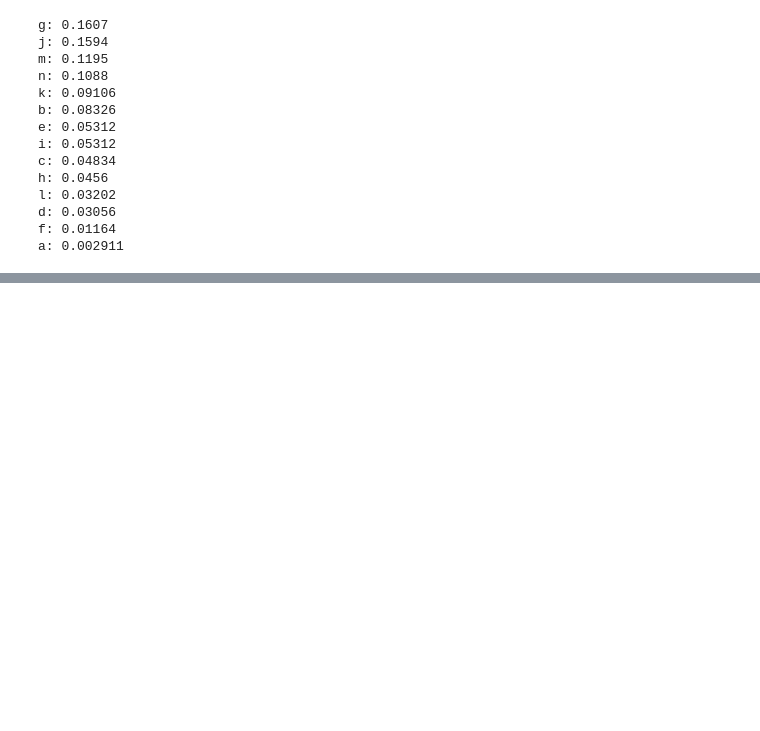
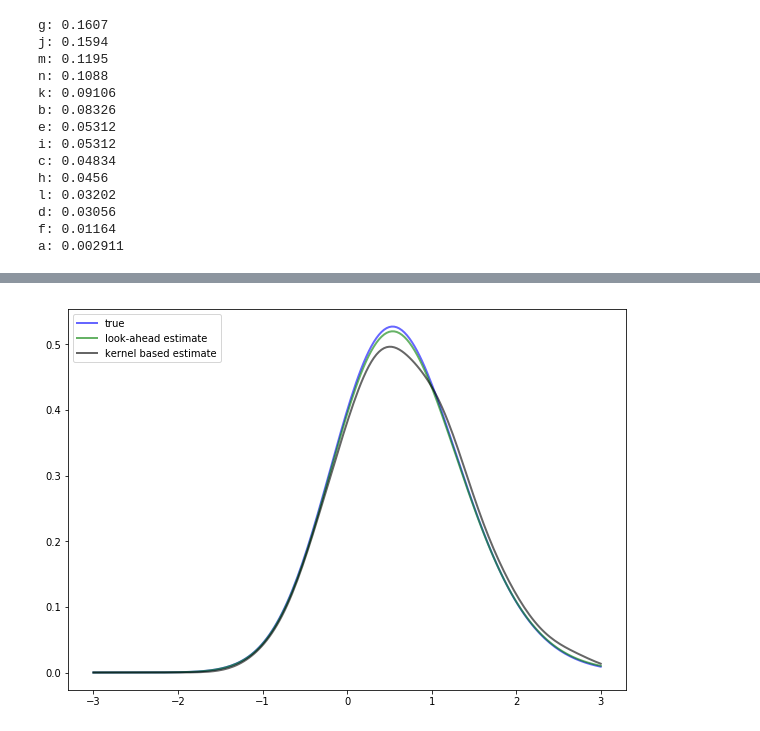
Before and after one commit to PanPip/QuantEcon_Tasks, a Jupyter notebook: Tools_and_techniques.ipynb, the cells around one changed output, grey strips where cells are left out. Cells and saved outputs as stored; diff of their text form; code cells hidden in the pictures; blank space fills up the shorter version.

```diff
--- a/Tools_and_techniques.ipynb
+++ b/Tools_and_techniques.ipynb
@@ -504,0 +518,24 @@ a: 0.002911
+# %%
+n = 500
+theta = 0.8
+f = norm()
+
+thau = lambda y : 2 * norm.pdf(y) * norm.cdf((theta * y)/(1-theta ** 2) ** (1/2))
+ker = lambda x_t,  x_t1 : f.pdf((x_t1 - theta * np.abs(x_t)) / (1 - theta **2) ** (1/2)) / d
+
+Z = ϕ.rvs(n)
+X = np.empty(n)
+for t in range(n-1):
+    X[t+1] = θ * np.abs(X[t]) + np.sqrt(1 - θ**2) * Z[t]
+thau_estimated = LAE(ker, X)
+k_estimated = gaussian_kde(X)
+
+fig, ax = plt.subplots(figsize=(10, 7))
+ys = np.linspace(-3, 3, 200)
+ax.plot(ys, thau(ys), 'b-', lw=2, alpha=0.6, label='true')
+ax.plot(ys, thau_estimated(ys), 'g-', lw=2, alpha=0.6, label='look-ahead estimate')
+ax.plot(ys, k_estimated(ys), 'k-', lw=2, alpha=0.6, label='kernel based estimate')
+ax.legend(loc='upper left')
+plt.show()
+# %% [output]
+[figure, added]
```
Also changed, not shown: parts of 7 cells of this notebook, 3 other files.
